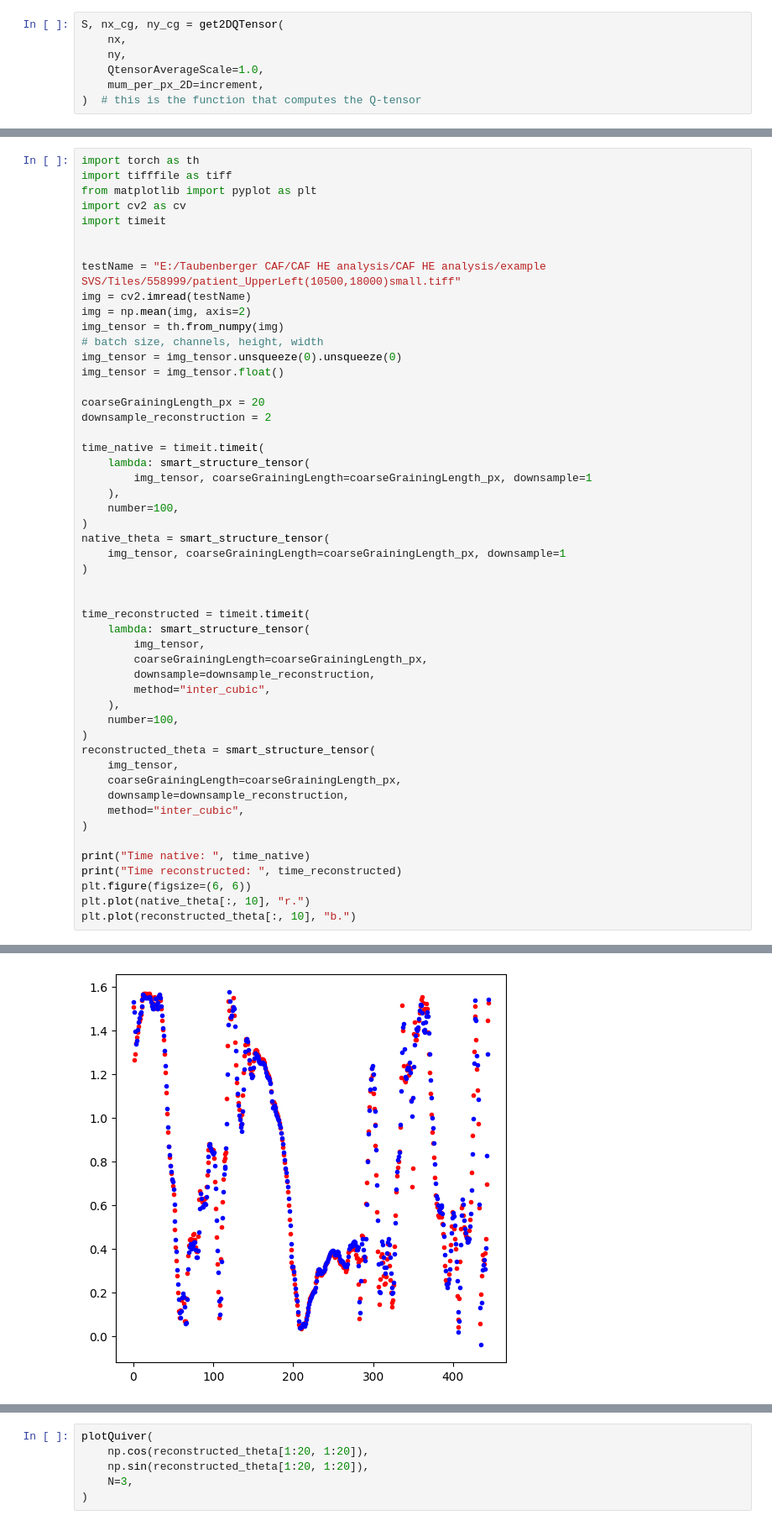
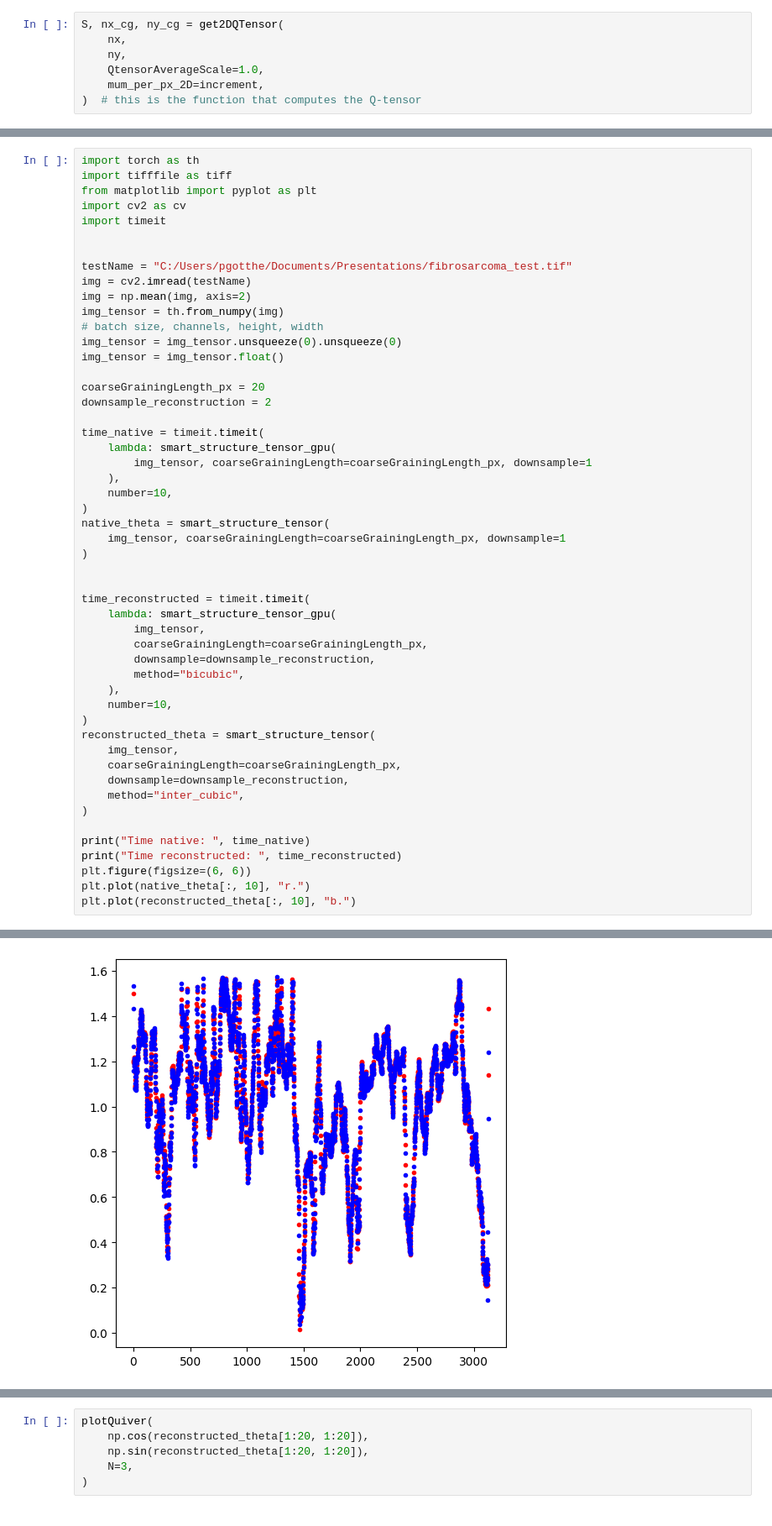
Before and after one commit to cocomolch/smart_coarse_grain, a Jupyter notebook: smartCoarseGrain_testing.ipynb, the cells around one changed output, grey strips where cells are left out. Shown at 84% size. Cells and saved outputs as stored; diff of their text form.

Commit message:
added gpu accelaration to smart structure tensor

```diff
--- a/smartCoarseGrain_testing.ipynb
+++ b/smartCoarseGrain_testing.ipynb
@@ -395,7 +496,7 @@ import cv2 as cv
 import timeit
 
 
-testName = "E:/Taubenberger CAF/CAF HE analysis/CAF HE analysis/example SVS/Tiles/558999/patient_UpperLeft(10500,18000)small.tiff"
+testName = "C:/Users/pgotthe/Documents/Presentations/fibrosarcoma_test.tif"
 img = cv2.imread(testName)
 img = np.mean(img, axis=2)
 img_tensor = th.from_numpy(img)
@@ -407,10 +508,10 @@ coarseGrainingLength_px = 20
 downsample_reconstruction = 2
 
 time_native = timeit.timeit(
-    lambda: smart_structure_tensor(
+    lambda: smart_structure_tensor_gpu(
         img_tensor, coarseGrainingLength=coarseGrainingLength_px, downsample=1
     ),
-    number=100,
+    number=10,
 )
 native_theta = smart_structure_tensor(
     img_tensor, coarseGrainingLength=coarseGrainingLength_px, downsample=1
@@ -418,13 +519,13 @@ native_theta = smart_structure_tensor(
 
 
 time_reconstructed = timeit.timeit(
-    lambda: smart_structure_tensor(
+    lambda: smart_structure_tensor_gpu(
         img_tensor,
         coarseGrainingLength=coarseGrainingLength_px,
         downsample=downsample_reconstruction,
-        method="inter_cubic",
+        method="bicubic",
     ),
-    number=100,
+    number=10,
 )
 reconstructed_theta = smart_structure_tensor(
     img_tensor,
@@ -444,2 +545,2 @@ Time reconstructed:  0.7960142999945674
 [<matplotlib.lines.Line2D at 0x...>]
-[figure, old version]
+[figure, new version]
```
Also changed, not shown: parts of 3 cells of this notebook, 2 other files.
